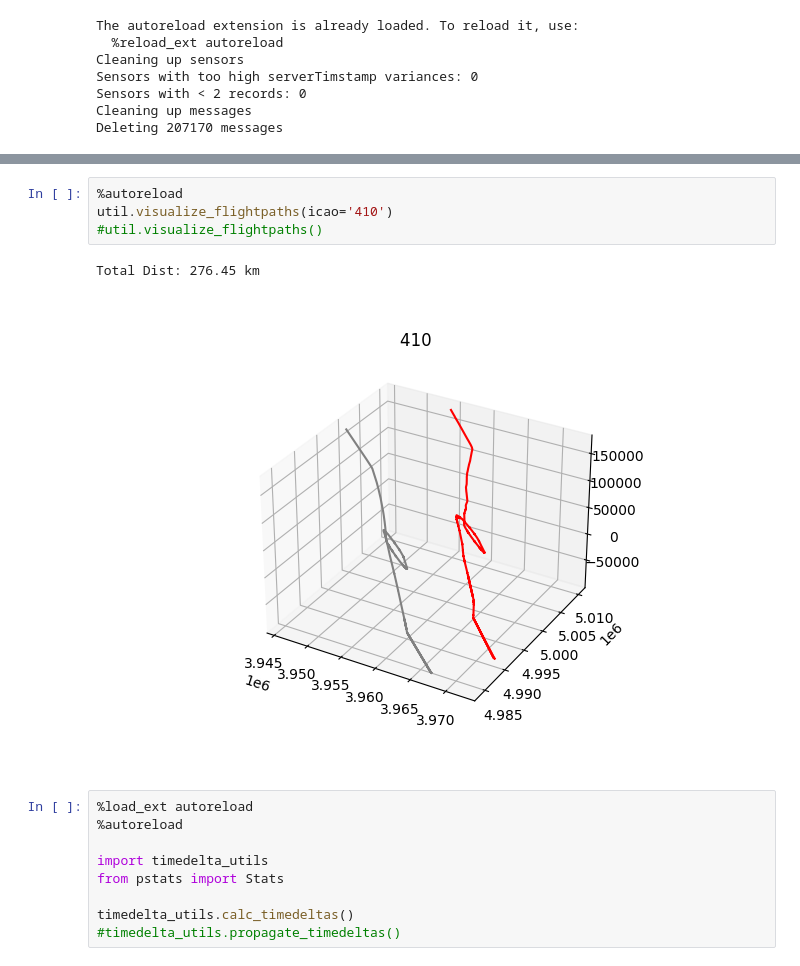
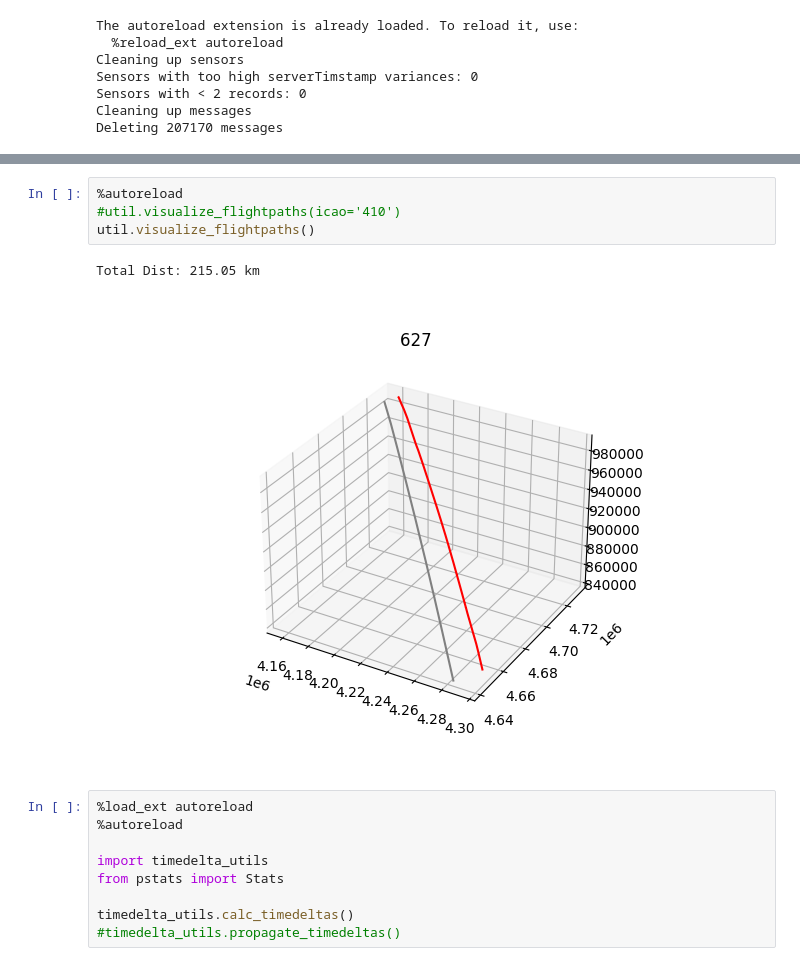
Before and after one commit to Baegi/msc_thesis, a Jupyter notebook: sol2/sol.ipynb, the cells around one changed output, grey strips where cells are left out. Cells and saved outputs as stored; diff of their text form.

```diff
--- a/sol2/sol.ipynb
+++ b/sol2/sol.ipynb
@@ -61,10 +72,10 @@ Removing 153 Flight Paths
 # %%
 %autoreload
-util.visualize_flightpaths(icao='410')
-#util.visualize_flightpaths()
+#util.visualize_flightpaths(icao='410')
+util.visualize_flightpaths()
 # %% [output]
-Total Dist: 276.45 km
+Total Dist: 215.05 km
-[figure, old version]
+[figure, new version]
 # %%
 %load_ext autoreload
 %autoreload
```
Also changed, not shown: parts of 7 cells of this notebook, 2 other files.
